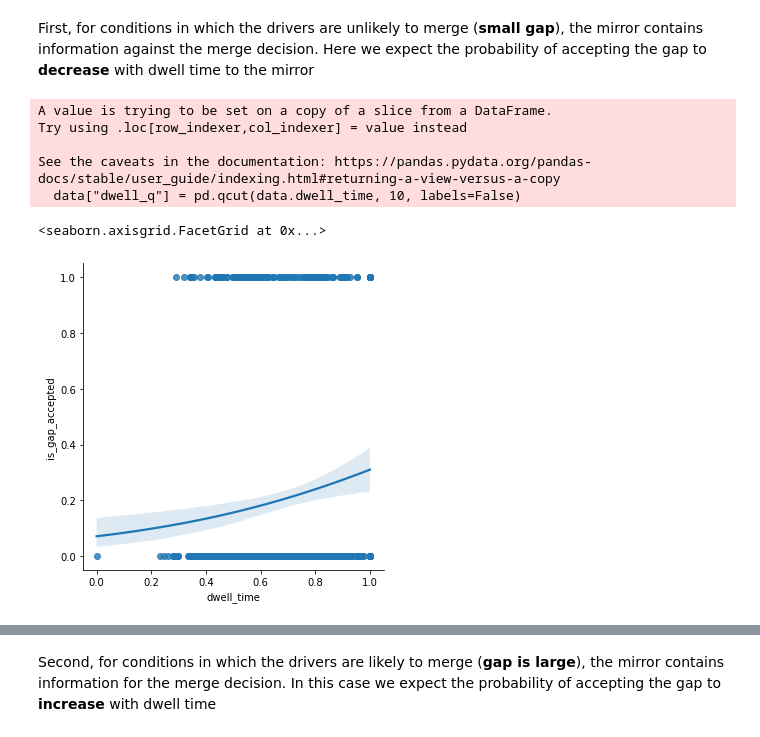
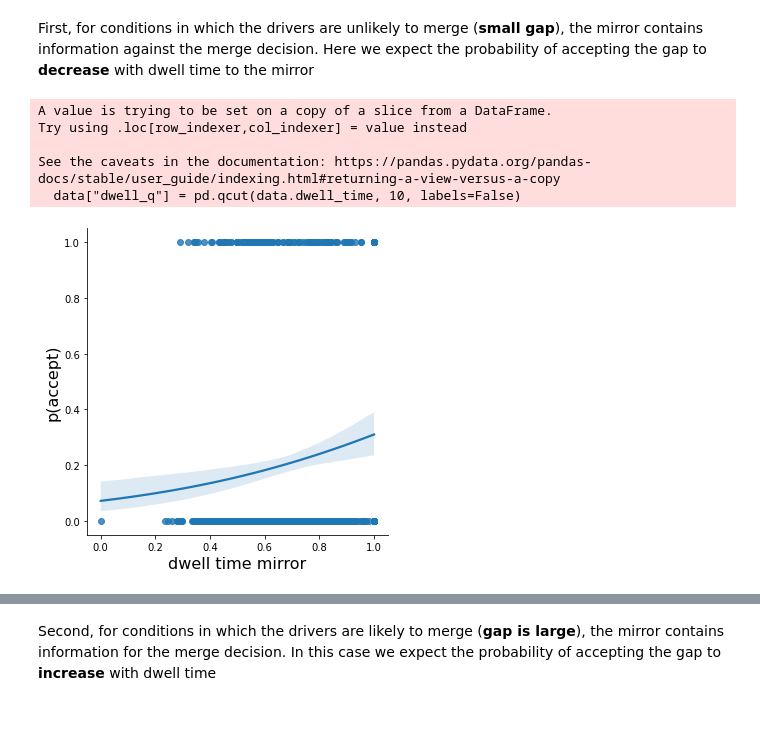
Before and after one commit to cherepaha/merging_eye_tracking, a Jupyter notebook: 01_exploratory_analysis.ipynb, the cells around one changed output, grey strips where cells are left out. Drawn from its saved outputs; the diff is of its cells as text; code cells hidden in the pictures.

```diff
--- a/01_exploratory_analysis.ipynb
+++ b/01_exploratory_analysis.ipynb
@@ -145,15 +145,20 @@ First, for conditions in which the drivers are unlikely to merge (**small gap**)
 # %%
 data = measures[(measures.d_condition==20)&(measures.tta_condition==4)&(measures.tta_or_condition==6)]
 data["dwell_q"] = pd.qcut(data.dwell_time, 10, labels=False)
 sns.lmplot(data=data, x="dwell_time", y="is_gap_accepted", logistic=True)
+ax = plt.gca()
+ax.set_ylabel("p(accept)", fontsize=16)
+ax.set_xlabel("dwell time mirror", fontsize=16)
+# ax.fill_between(x=np.linspace(0.0, 1.0, 3), y1=-1.55, y2=1.55, color="grey", alpha=0.05)
+# ax.set_ylim((-3, 3))
+plt.savefig("output/p_accept_vs_dwell_small_gap.png")
 # %% [output]
 A value is trying to be set on a copy of a slice from a DataFrame.
 Try using .loc[row_indexer,col_indexer] = value instead
 
 See the caveats in the documentation: https://pandas.pydata.org/pandas-docs/stable/user_guide/indexing.html#returning-a-view-versus-a-copy
   data["dwell_q"] = pd.qcut(data.dwell_time, 10, labels=False)
-<seaborn.axisgrid.FacetGrid at 0x...>
-[figure, old version]
+[figure, new version]
 # %%
 sns.catplot(data=data, x="dwell_q", y="is_gap_accepted", kind="point")
 # %% [output]
```
Also changed, not shown: parts of 14 cells of this notebook, 14 other files.
